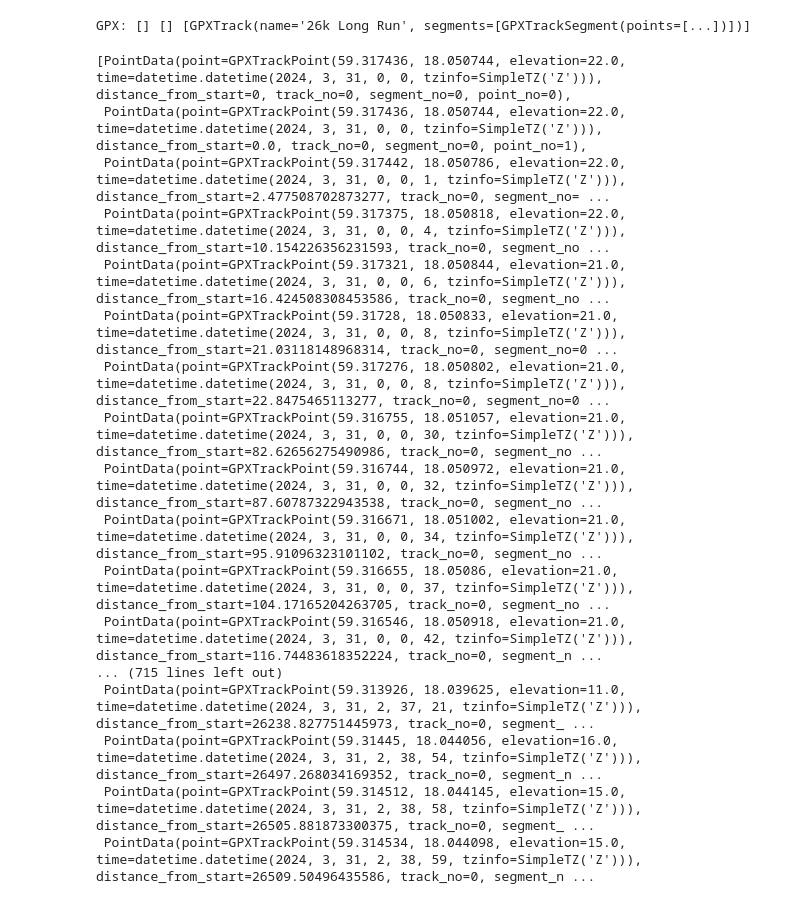
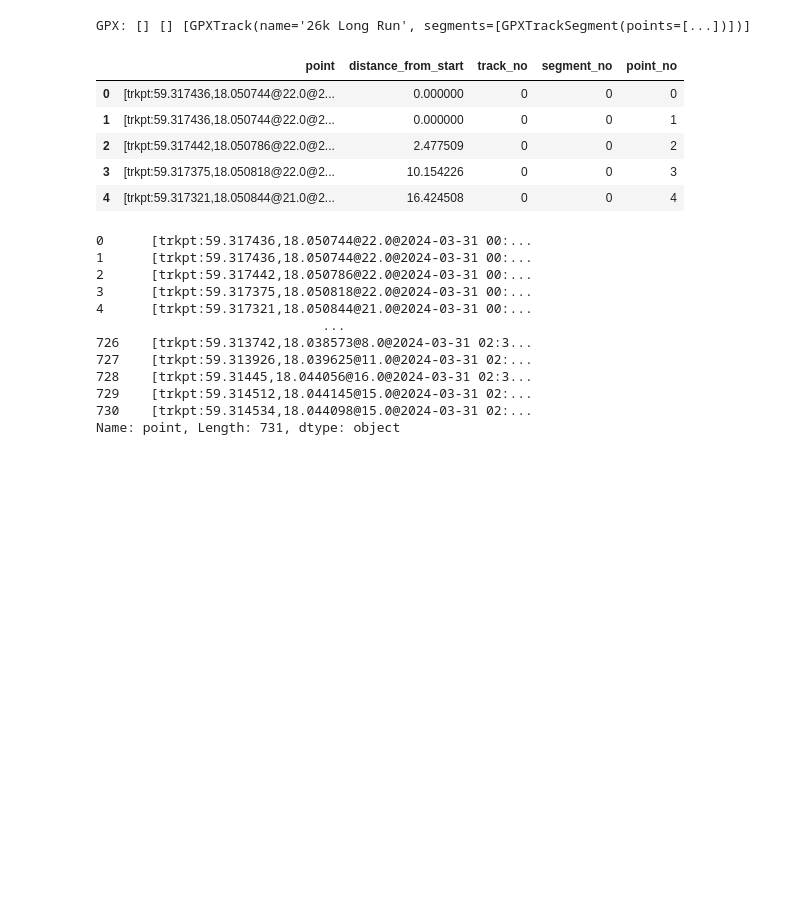
Before and after one commit to pablo-chacon/lbrp, a Jupyter notebook: test_dir/gpx_test.ipynb, the cells around one changed output. Drawn from its saved outputs; the diff is of its cells as text; code cells hidden in the pictures; blank space fills up the shorter version.

Commit message:
load gpx waypoints into dataframe

```diff
--- a/test_dir/gpx_test.ipynb
+++ b/test_dir/gpx_test.ipynb
@@ -36,27 +36,34 @@ for route in gpx.routes:
     for point in route.points:
         print('Point at ({0},{1}) -> {2}'.format(point.latitude, point.longitude, point.elevation))
 # %%
-
+gpx.add_missing_speeds()
+moving_data = gpx.get_moving_data(raw=True)
 print('GPX:', gpx.waypoints, gpx.routes, gpx.tracks)
 # %% [output]
 GPX: [] [] [GPXTrack(name='26k Long Run', segments=[GPXTrackSegment(points=[...])])]
 # %%
-gpx.get_points_data()
+import pandas as pd
+df = pd.DataFrame(gpx.get_points_data())
+df.head()
 # %% [output]
-[PointData(point=GPXTrackPoint(59.317436, 18.050744, elevation=22.0, time=datetime.datetime(2024, 3, 31, 0, 0, tzinfo=SimpleTZ('Z'))), distance_from_start=0, track_no=0, segment_no=0, point_no=0),
- PointData(point=GPXTrackPoint(59.317436, 18.050744, elevation=22.0, time=datetime.datetime(2024, 3, 31, 0, 0, tzinfo=SimpleTZ('Z'))), distance_from_start=0.0, track_no=0, segment_no=0, point_no=1),
- PointData(point=GPXTrackPoint(59.317442, 18.050786, elevation=22.0, time=datetime.datetime(2024, 3, 31, 0, 0, 1, tzinfo=SimpleTZ('Z'))), distance_from_start=2.477508702873277, track_no=0, segment_no= ...
- PointData(point=GPXTrackPoint(59.317375, 18.050818, elevation=22.0, time=datetime.datetime(2024, 3, 31, 0, 0, 4, tzinfo=SimpleTZ('Z'))), distance_from_start=10.154226356231593, track_no=0, segment_no ...
- PointData(point=GPXTrackPoint(59.317321, 18.050844, elevation=21.0, time=datetime.datetime(2024, 3, 31, 0, 0, 6, tzinfo=SimpleTZ('Z'))), distance_from_start=16.424508308453586, track_no=0, segment_no ...
- PointData(point=GPXTrackPoint(59.31728, 18.050833, elevation=21.0, time=datetime.datetime(2024, 3, 31, 0, 0, 8, tzinfo=SimpleTZ('Z'))), distance_from_start=21.03118148968314, track_no=0, segment_no=0 ...
- PointData(point=GPXTrackPoint(59.317276, 18.050802, elevation=21.0, time=datetime.datetime(2024, 3, 31, 0, 0, 8, tzinfo=SimpleTZ('Z'))), distance_from_start=22.8475465113277, track_no=0, segment_no=0 ...
- PointData(point=GPXTrackPoint(59.316755, 18.051057, elevation=21.0, time=datetime.datetime(2024, 3, 31, 0, 0, 30, tzinfo=SimpleTZ('Z'))), distance_from_start=82.62656275490986, track_no=0, segment_no ...
- PointData(point=GPXTrackPoint(59.316744, 18.050972, elevation=21.0, time=datetime.datetime(2024, 3, 31, 0, 0, 32, tzinfo=SimpleTZ('Z'))), distance_from_start=87.60787322943538, track_no=0, segment_no ...
- PointData(point=GPXTrackPoint(59.316671, 18.051002, elevation=21.0, time=datetime.datetime(2024, 3, 31, 0, 0, 34, tzinfo=SimpleTZ('Z'))), distance_from_start=95.91096323101102, track_no=0, segment_no ...
- PointData(point=GPXTrackPoint(59.316655, 18.05086, elevation=21.0, time=datetime.datetime(2024, 3, 31, 0, 0, 37, tzinfo=SimpleTZ('Z'))), distance_from_start=104.17165204263705, track_no=0, segment_no ...
- PointData(point=GPXTrackPoint(59.316546, 18.050918, elevation=21.0, time=datetime.datetime(2024, 3, 31, 0, 0, 42, tzinfo=SimpleTZ('Z'))), distance_from_start=116.74483618352224, track_no=0, segment_n ...
-... (715 lines left out)
- PointData(point=GPXTrackPoint(59.313926, 18.039625, elevation=11.0, time=datetime.datetime(2024, 3, 31, 2, 37, 21, tzinfo=SimpleTZ('Z'))), distance_from_start=26238.827751445973, track_no=0, segment_ ...
- PointData(point=GPXTrackPoint(59.31445, 18.044056, elevation=16.0, time=datetime.datetime(2024, 3, 31, 2, 38, 54, tzinfo=SimpleTZ('Z'))), distance_from_start=26497.268034169352, track_no=0, segment_n ...
- PointData(point=GPXTrackPoint(59.314512, 18.044145, elevation=15.0, time=datetime.datetime(2024, 3, 31, 2, 38, 58, tzinfo=SimpleTZ('Z'))), distance_from_start=26505.881873300375, track_no=0, segment_ ...
- PointData(point=GPXTrackPoint(59.314534, 18.044098, elevation=15.0, time=datetime.datetime(2024, 3, 31, 2, 38, 59, tzinfo=SimpleTZ('Z'))), distance_from_start=26509.50496435586, track_no=0, segment_n ...
+|  | point | distance_from_start | track_no | segment_no | point_no |
+| 0 | [trkpt:59.317436,18.050744@22.0@2... | 0.000000 | 0 | 0 | 0 |
+| 1 | [trkpt:59.317436,18.050744@22.0@2... | 0.000000 | 0 | 0 | 1 |
+| 2 | [trkpt:59.317442,18.050786@22.0@2... | 2.477509 | 0 | 0 | 2 |
+| 3 | [trkpt:59.317375,18.050818@22.0@2... | 10.154226 | 0 | 0 | 3 |
+| 4 | [trkpt:59.317321,18.050844@21.0@2... | 16.424508 | 0 | 0 | 4 |
+# %%
+df.point
+# %% [output]
+0      [trkpt:59.317436,18.050744@22.0@2024-03-31 00:...
+1      [trkpt:59.317436,18.050744@22.0@2024-03-31 00:...
+2      [trkpt:59.317442,18.050786@22.0@2024-03-31 00:...
+3      [trkpt:59.317375,18.050818@22.0@2024-03-31 00:...
+4      [trkpt:59.317321,18.050844@21.0@2024-03-31 00:...
+                             ...
+726    [trkpt:59.313742,18.038573@8.0@2024-03-31 02:3...
+727    [trkpt:59.313926,18.039625@11.0@2024-03-31 02:...
+728    [trkpt:59.31445,18.044056@16.0@2024-03-31 02:3...
+729    [trkpt:59.314512,18.044145@15.0@2024-03-31 02:...
+730    [trkpt:59.314534,18.044098@15.0@2024-03-31 02:...
+Name: point, Length: 731, dtype: object
```
Also changed, not shown: parts of 8 cells of this notebook, 1 other file.
